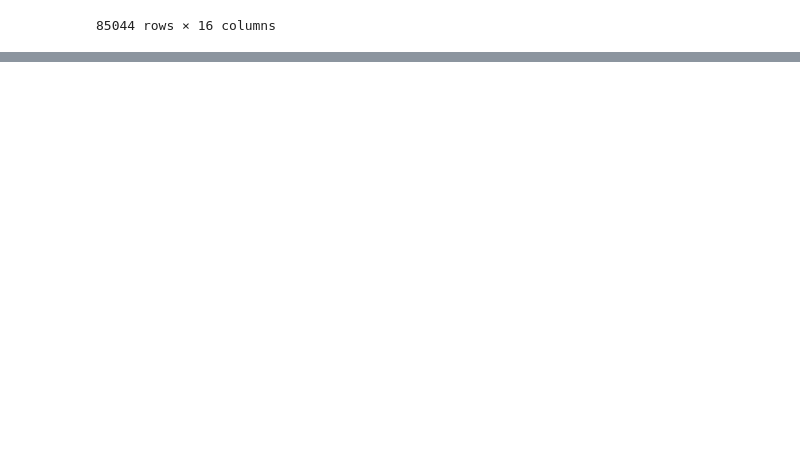
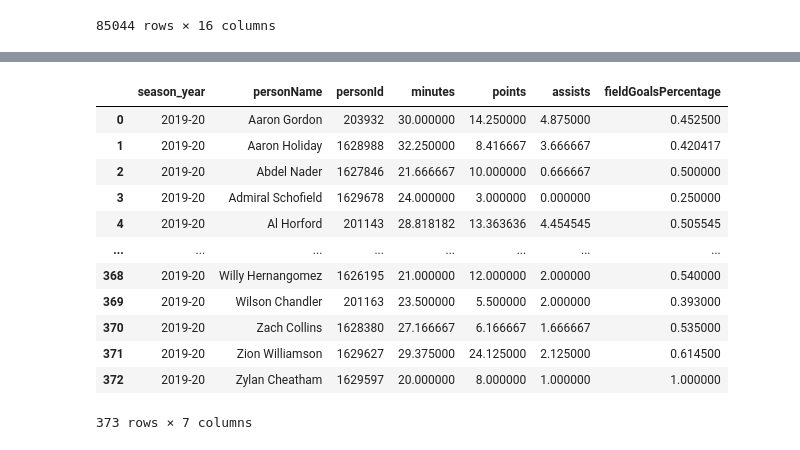
Before and after one commit to Jswine08/NBA_Player_Evolution_2020-2024, a Jupyter notebook: Capstone.ipynb, the cells around one changed output, grey strips where cells are left out. Cells and saved outputs as stored; diff of their text form; code cells hidden in the pictures; blank space fills up the shorter version.

```diff
--- a/Capstone.ipynb
+++ b/Capstone.ipynb
@@ -169,0 +218,18 @@ ValueError: invalid literal for int() with base 10: '19:37'
+# %%
+#filter for the year 2019-2020
+year_2019_20 = grouped_data[grouped_data['season_year']=='2019-20']
+year_2019_20
+# %% [output]
+|  | season_year | personName | personId | minutes | points | assists | fieldGoalsPercentage |
+| 0 | 2019-20 | Aaron Gordon | 203932 | 30.000000 | 14.250000 | 4.875000 | 0.452500 |
+| 1 | 2019-20 | Aaron Holiday | 1628988 | 32.250000 | 8.416667 | 3.666667 | 0.420417 |
+| 2 | 2019-20 | Abdel Nader | 1627846 | 21.666667 | 10.000000 | 0.666667 | 0.500000 |
+| 3 | 2019-20 | Admiral Schofield | 1629678 | 24.000000 | 3.000000 | 0.000000 | 0.250000 |
+| 4 | 2019-20 | Al Horford | 201143 | 28.818182 | 13.363636 | 4.454545 | 0.505545 |
+| ... | ... | ... | ... | ... | ... | ... | ... |
+| 368 | 2019-20 | Willy Hernangomez | 1626195 | 21.000000 | 12.000000 | 2.000000 | 0.540000 |
+| 369 | 2019-20 | Wilson Chandler | 201163 | 23.500000 | 5.500000 | 2.000000 | 0.393000 |
+| 370 | 2019-20 | Zach Collins | 1628380 | 27.166667 | 6.166667 | 1.666667 | 0.535000 |
+| 371 | 2019-20 | Zion Williamson | 1629627 | 29.375000 | 24.125000 | 2.125000 | 0.614500 |
+| 372 | 2019-20 | Zylan Cheatham | 1629597 | 20.000000 | 8.000000 | 1.000000 | 1.000000 |
+373 rows × 7 columns
```
Also changed, not shown: parts of 14 cells of this notebook, 6 other files.
